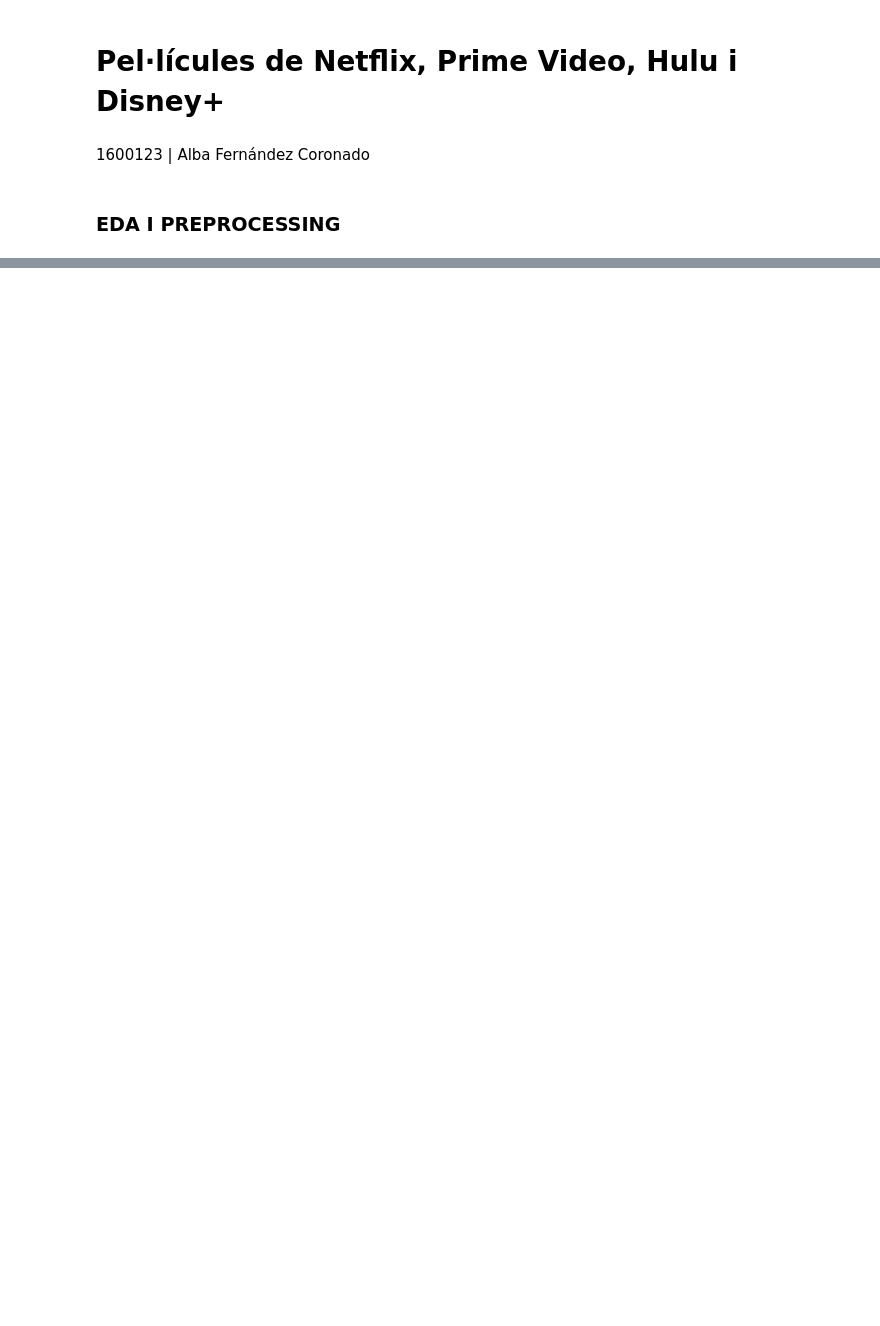
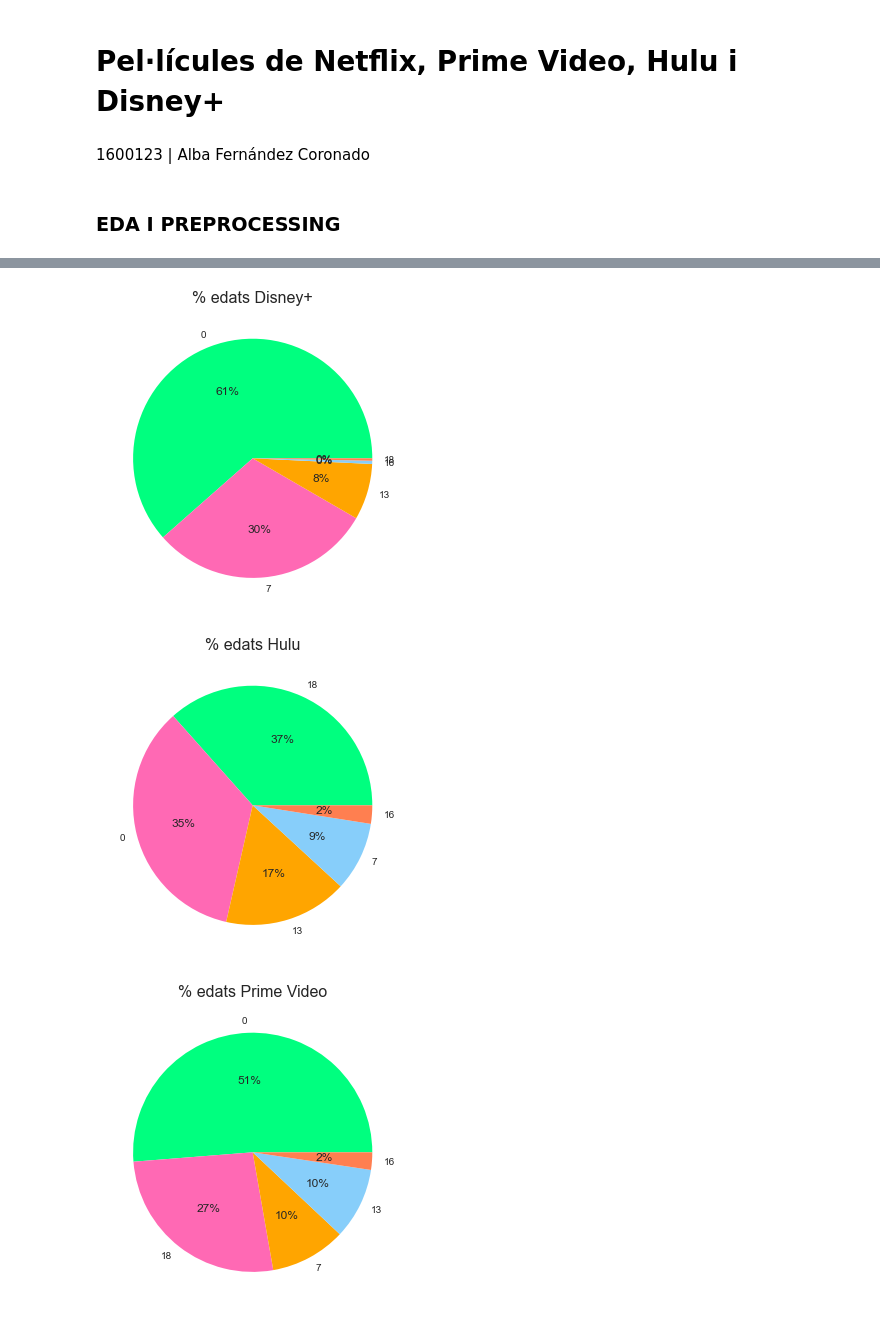
Before and after one commit to AlbaFernandezCor/MoviesOnStreamingPlatforms, a Jupyter notebook: Cas_Kaggle.ipynb, the cells around one changed output, grey strips where cells are left out. Cells and saved outputs as stored; diff of their text form; code cells hidden in the pictures; blank space fills up the shorter version.

```diff
--- a/Cas_Kaggle.ipynb
+++ b/Cas_Kaggle.ipynb
@@ -176,0 +230,32 @@ plt.show()
+# %%
+#Es grafiquen les edats segons les plataformes
+#Disney+
+dataset_Disney = dataset_df[dataset_df['Disney+'] ==1]
+punt_disney = dataset_Disney['Rotten Tomatoes']
+#Hulu
+dataset_Hulu = dataset_df[dataset_df['Hulu'] ==1]
+punt_hulu = dataset_Hulu['Rotten Tomatoes']
+#Prime Video
+dataset_Prime = dataset_df[dataset_df['Prime Video'] ==1]
+punt_prime = dataset_Prime['Rotten Tomatoes']
+#Netflix
+dataset_Netflix = dataset_df[dataset_df['Netflix'] ==1]
+punt_netflix = dataset_Netflix['Rotten Tomatoes']
+
+mycolors = ["springgreen", "hotpink", "orange", "lightskyblue", "coral"]
+plt.pie(dataset_Disney['Age'].value_counts(), labels = ["0","7","13","16","18"], colors= mycolors, autopct='%.0f%%')
+plt.title("% edats Disney+", fontsize=16)
+plt.show()
+plt.pie(dataset_Hulu['Age'].value_counts(), labels = ["18","0","13","7","16"], colors= mycolors, autopct='%.0f%%')
+plt.title("% edats Hulu", fontsize=16)
+plt.show()
+plt.pie(dataset_Prime['Age'].value_counts(), labels = ["0","18","7","13","16"], colors= mycolors, autopct='%.0f%%')
+plt.title("% edats Prime Video", fontsize=16)
+plt.show()
+plt.pie(dataset_Netflix['Age'].value_counts(), labels = ["0","18","13","7","16"], colors= mycolors, autopct='%.0f%%')
+plt.title("% edats Netflix", fontsize=16)
+plt.show()
+# %% [output]
+[figure, added]
+[figure, added]
+[figure, added]
```
Also changed, not shown: parts of 36 cells of this notebook.
